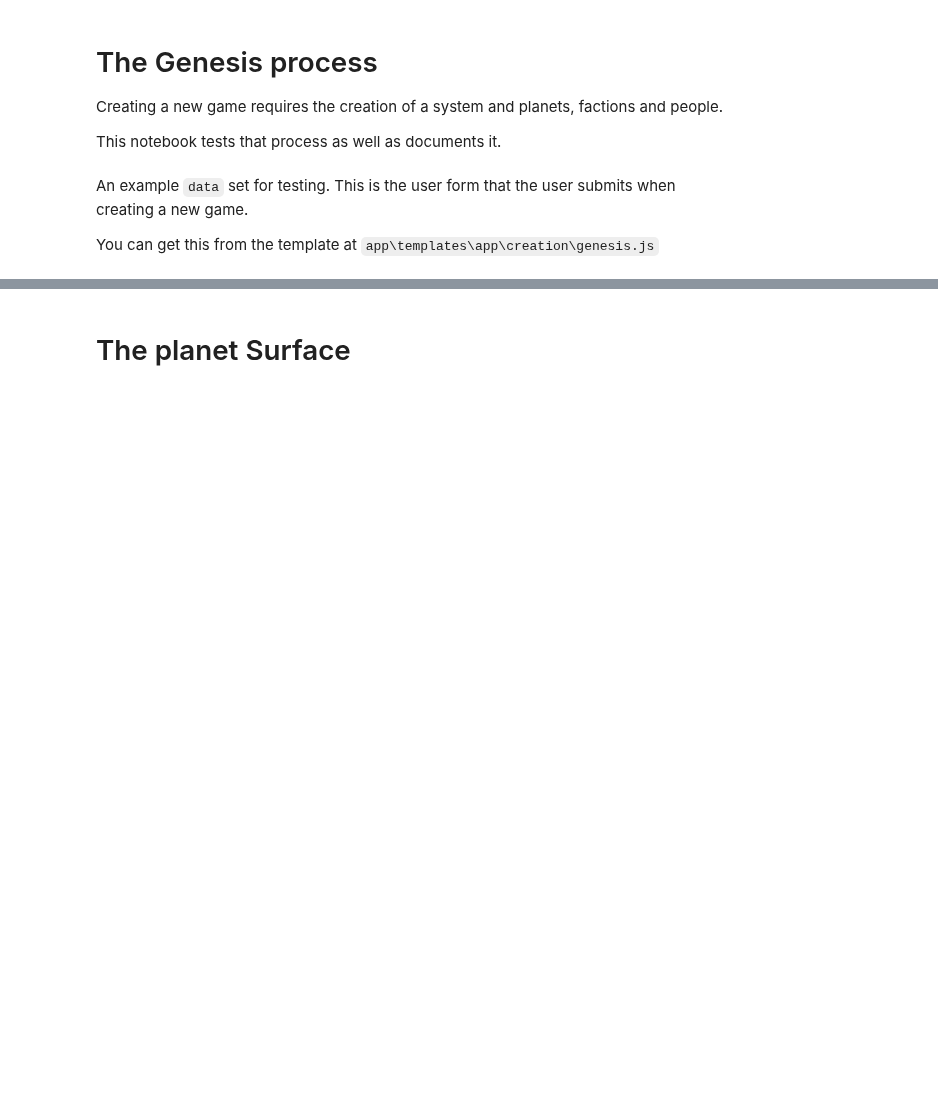
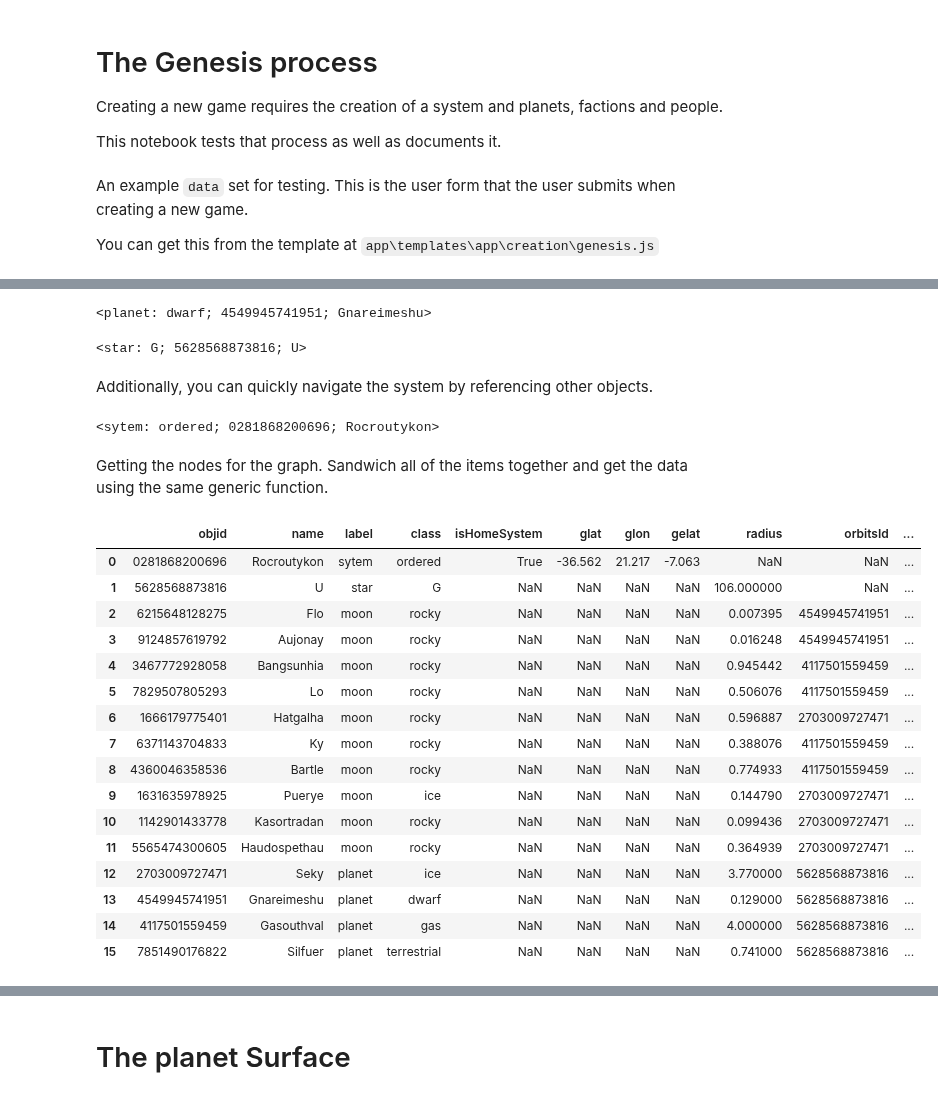
Before and after one commit to BillmanH/exoplanets, a Jupyter notebook: notebooks/planets/Genesis.ipynb, the cells around one changed output, grey strips where cells are left out. Cells and saved outputs as stored; diff of their text form; code cells hidden in the pictures; blank space fills up the shorter version.

Commit message:
all nodes built from classes

```diff
--- a/notebooks/planets/Genesis.ipynb
+++ b/notebooks/planets/Genesis.ipynb
@@ -48,0 +73,3 @@ data = {
+# %%
+star = objects.celestials.Star(conf["star_config"], system)
+star.get_data()
@@ -48,0 +90,4 @@ data = {
+# %%
+terrestrial_config = {"terrestrial": conf["planet_config"]["terrestrial"]}
+home_planet = objects.celestials.Planet(conf=terrestrial_config, orbiting=star)
+home_planet.get_data()
@@ -48,0 +108,6 @@ data = {
+# %%
+planets = [
+    objects.celestials.Planet(conf=conf["planet_config"], orbiting=star)
+    for p in range(int(data["num_planets"]) - 1)
+]
+planets
@@ -48,0 +118,6 @@ data = {
+# %%
+moons = [
+    objects.celestials.Moon(conf["moon_config"], planets)
+    for p in range(int(data["num_moons"]))
+]
+moons
@@ -48,0 +137,38 @@ data = {
+# %%
+moons[0].orbiting
+# %% [output]
+<planet: dwarf; 4549945741951; Gnareimeshu>
+# %%
+home_planet.orbiting
+# %% [output]
+<star: G; 5628568873816; U>
+# %% [markdown]
+Additionally, you can quickly navigate the system by referencing other objects.
+# %%
+home_planet.orbiting.system
+# %% [output]
+<sytem: ordered; 0281868200696; Rocroutykon>
+# %% [markdown]
+Getting the nodes for the graph. Sandwich all of the items together and get the data using the same generic function.
+# %%
+all_entities = [system] + [star] + moons + planets + [home_planet]
+all_nodes = [b.get_data() for b in all_entities]
+pd.DataFrame(all_nodes)
+# %% [output]
+|  | objid | name | label | class | isHomeSystem | glat | glon | gelat | radius | orbitsId | ... |
+| 0 | 0281868200696 | Rocroutykon | sytem | ordered | True | -36.562 | 21.217 | -7.063 | NaN | NaN | ... |
+| 1 | 5628568873816 | U | star | G | NaN | NaN | NaN | NaN | 106.000000 | NaN | ... |
+| 2 | 6215648128275 | Flo | moon | rocky | NaN | NaN | NaN | NaN | 0.007395 | 4549945741951 | ... |
+| 3 | 9124857619792 | Aujonay | moon | rocky | NaN | NaN | NaN | NaN | 0.016248 | 4549945741951 | ... |
+| 4 | 3467772928058 | Bangsunhia | moon | rocky | NaN | NaN | NaN | NaN | 0.945442 | 4117501559459 | ... |
+| 5 | 7829507805293 | Lo | moon | rocky | NaN | NaN | NaN | NaN | 0.506076 | 4117501559459 | ... |
+| 6 | 1666179775401 | Hatgalha | moon | rocky | NaN | NaN | NaN | NaN | 0.596887 | 2703009727471 | ... |
+| 7 | 6371143704833 | Ky | moon | rocky | NaN | NaN | NaN | NaN | 0.388076 | 4117501559459 | ... |
+| 8 | 4360046358536 | Bartle | moon | rocky | NaN | NaN | NaN | NaN | 0.774933 | 4117501559459 | ... |
+| 9 | 1631635978925 | Puerye | moon | ice | NaN | NaN | NaN | NaN | 0.144790 | 2703009727471 | ... |
+| 10 | 1142901433778 | Kasortradan | moon | rocky | NaN | NaN | NaN | NaN | 0.099436 | 2703009727471 | ... |
+| 11 | 5565474300605 | Haudospethau | moon | rocky | NaN | NaN | NaN | NaN | 0.364939 | 2703009727471 | ... |
+| 12 | 2703009727471 | Seky | planet | ice | NaN | NaN | NaN | NaN | 3.770000 | 5628568873816 | ... |
+| 13 | 4549945741951 | Gnareimeshu | planet | dwarf | NaN | NaN | NaN | NaN | 0.129000 | 5628568873816 | ... |
+| 14 | 4117501559459 | Gasouthval | planet | gas | NaN | NaN | NaN | NaN | 4.000000 | 5628568873816 | ... |
+| 15 | 7851490176822 | Silfuer | planet | terrestrial | NaN | NaN | NaN | NaN | 0.741000 | 5628568873816 | ... |
```
Also changed, not shown: parts of 29 cells of this notebook, 8 other files.
